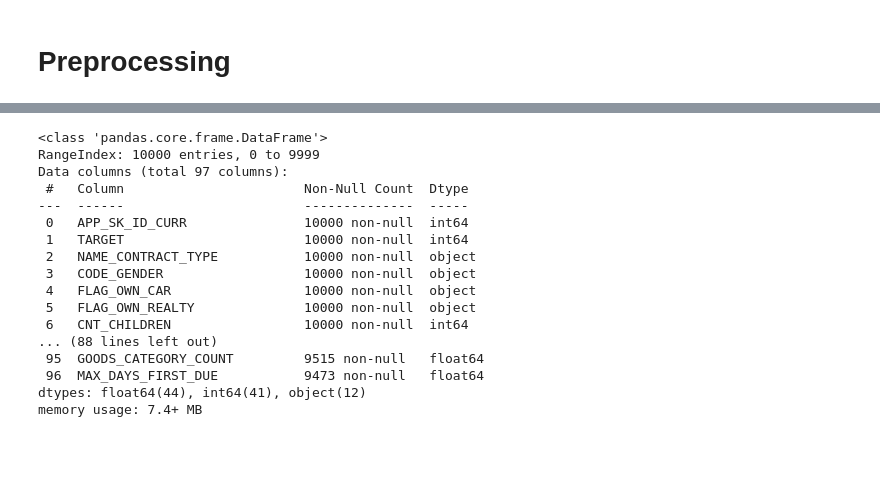
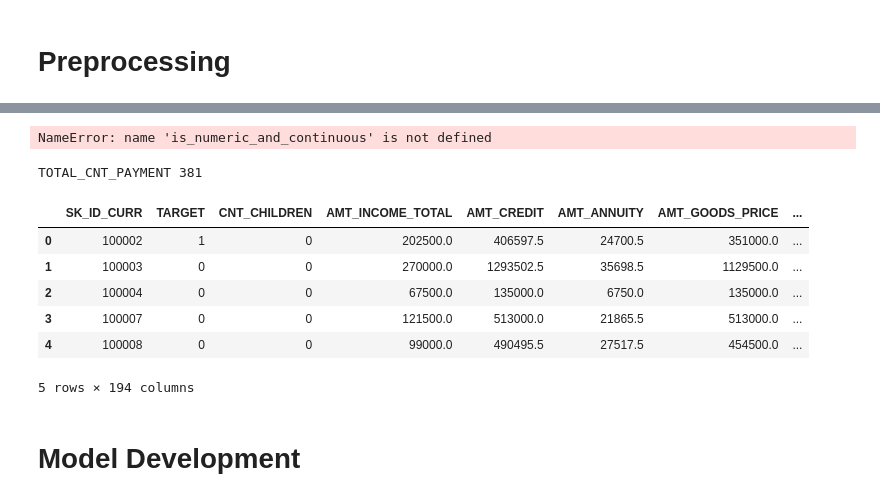
Before and after one commit to zeerafle/hci-scorecard-model, a Jupyter notebook: notebook.ipynb, the cells around one changed output, grey strips where cells are left out. Cells and saved outputs as stored; diff of their text form; code cells hidden in the pictures; blank space fills up the shorter version.

Commit message:
feat: model development

```diff
--- a/notebook.ipynb
+++ b/notebook.ipynb
@@ -879,20 +639,27 @@ df_train.head()
 # %%
-df_train.info(1)
+df = df.apply(lambda x: fill_na_with_median(x) if is_numeric_and_continuous(x) else x)
+df.head()
 # %% [output]
-<class 'pandas.core.frame.DataFrame'>
-RangeIndex: 10000 entries, 0 to 9999
-Data columns (total 97 columns):
- #   Column                       Non-Null Count  Dtype
----  ------                       --------------  -----
- 0   APP_SK_ID_CURR               10000 non-null  int64
- 1   TARGET                       10000 non-null  int64
- 2   NAME_CONTRACT_TYPE           10000 non-null  object
- 3   CODE_GENDER                  10000 non-null  object
- 4   FLAG_OWN_CAR                 10000 non-null  object
- 5   FLAG_OWN_REALTY              10000 non-null  object
- 6   CNT_CHILDREN                 10000 non-null  int64
-... (88 lines left out)
- 95  GOODS_CATEGORY_COUNT         9515 non-null   float64
- 96  MAX_DAYS_FIRST_DUE           9473 non-null   float64
-dtypes: float64(44), int64(41), object(12)
-memory usage: 7.4+ MB
+NameError: name 'is_numeric_and_continuous' is not defined
+# %%
+for k, v in df.isnull().sum().to_dict().items():
+    if v > 0:
+        print(k, v)
+# %% [output]
+TOTAL_CNT_PAYMENT 381
+# %%
+df.TOTAL_CNT_PAYMENT.fillna(df.TOTAL_CNT_PAYMENT.median(), inplace=True)
+# %%
+# encode each object column
+df = pd.get_dummies(df, drop_first=True)
+df.head()
+# %% [output]
+|  | SK_ID_CURR | TARGET | CNT_CHILDREN | AMT_INCOME_TOTAL | AMT_CREDIT | AMT_ANNUITY | AMT_GOODS_PRICE | ... |
+| 0 | 100002 | 1 | 0 | 202500.0 | 406597.5 | 24700.5 | 351000.0 | ... |
+| 1 | 100003 | 0 | 0 | 270000.0 | 1293502.5 | 35698.5 | 1129500.0 | ... |
+| 2 | 100004 | 0 | 0 | 67500.0 | 135000.0 | 6750.0 | 135000.0 | ... |
+| 3 | 100007 | 0 | 0 | 121500.0 | 513000.0 | 21865.5 | 513000.0 | ... |
+| 4 | 100008 | 0 | 0 | 99000.0 | 490495.5 | 27517.5 | 454500.0 | ... |
+5 rows × 194 columns
+# %% [markdown]
+# Model Development
```
Also changed, not shown: parts of 51 cells of this notebook, 1 other file.
